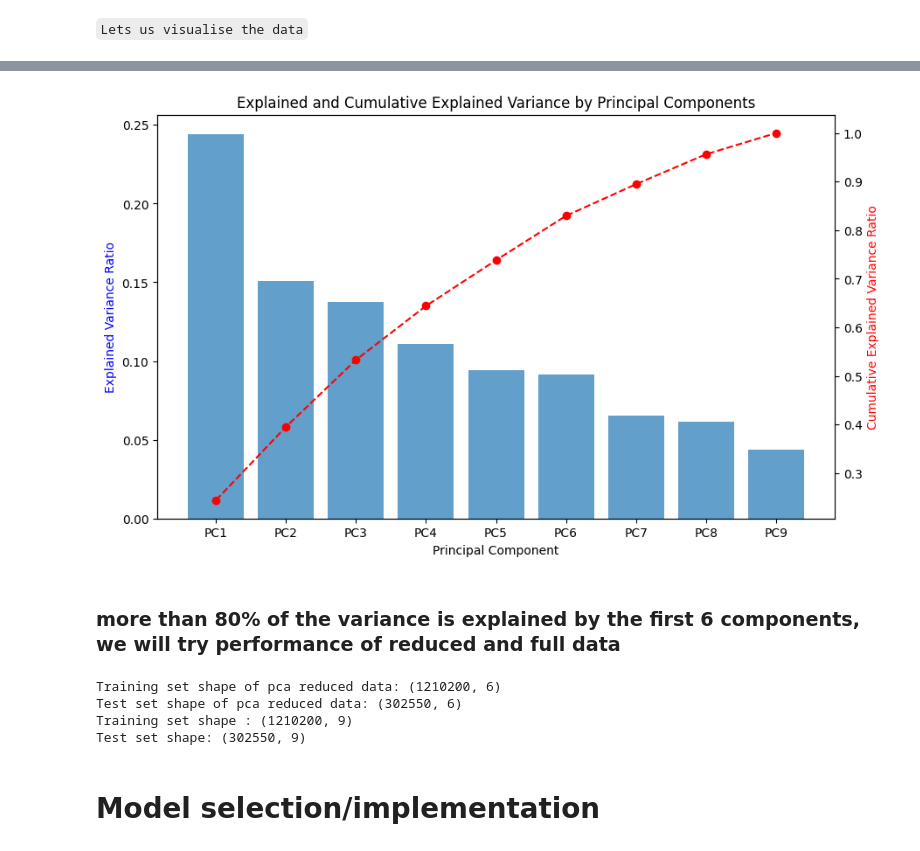
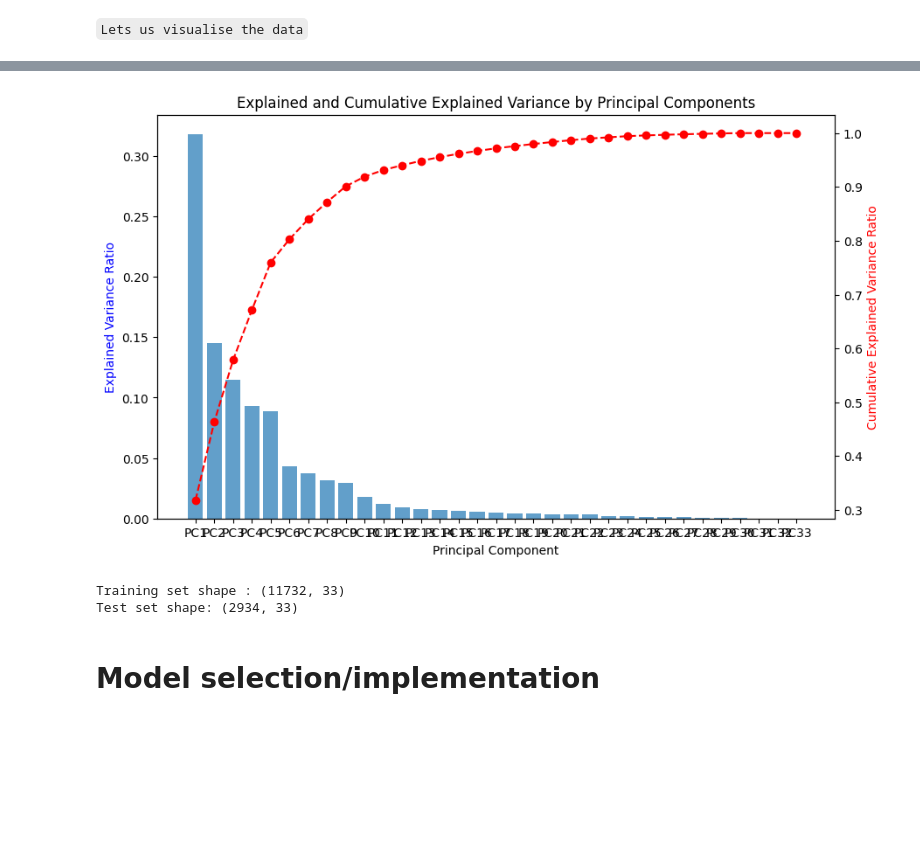
Before and after one commit to FrankDelft/ML_EE_EMG, a Jupyter notebook: main.ipynb, the cells around one changed output, grey strips where cells are left out. Drawn from its saved outputs; the diff is of its cells as text; code cells hidden in the pictures; blank space fills up the shorter version.

```diff
--- a/main.ipynb
+++ b/main.ipynb
@@ -142,7 +144,7 @@ Due to the limited information available on class 7 it was decided that we would
 df_preprocessed = df[df['class'] != 7]
 df_preprocessed = df_preprocessed[df_preprocessed['class'] != 0]
 num_samples_processed = df_preprocessed.shape[0]
-grouped_df_preprocess = df_preprocessed.groupby(['label', 'class']).size().unstack(fill_value=0)
+grouped_df_preprocess = df_preprocessed.groupby(['label', 'class']).size()
 classes_preprocessed = classes[1:7]
 for i in range(6):
     nonzero_count = np.count_nonzero(grouped_df_preprocess.T.iloc[i])
@@ -214,0 +211,23 @@ y = df_preprocessed['class']
+# %%
+# Define the colors for each class
+colors = ['b', 'g', 'r', 'c', 'm', 'y', 'k']
+
+# Create a figure
+plt.figure(figsize=(10, 6))
+
+# Iterate through each class and plot the markers
+for class_value in range(1,7,1):  # Classes are labeled from 0 to 7
+    subset = df_preprocessed[(df_preprocessed['label'] == 1) & (df_preprocessed['class'] == class_value) ]#& (df_preprocessed['time'] > 33000)
+    plt.plot(subset['time'], subset['class'], 'o', label=f'Class {class_value}', color=colors[class_value])
+
+# Customize the plot
+plt.xlabel('Time')
+plt.ylabel('Class')
+plt.title('Plot of Time Indices for Each Class Where Label is 1')
+plt.legend(classes_preprocessed)
+plt.show()
+
+
+subset = df_preprocessed[(df_preprocessed['label'] == 1) & (df_preprocessed['class'] == 1) & (df_preprocessed['time'] < 10000)]
+subset = subset.sort_values(by='time')
+subset
@@ -215,9 +443,4 @@ y = df_preprocessed['class']
 # %%
-
-
-# Select only the feature columns (excluding 'class', and 'label')
-feature_columns = df_preprocessed.columns[:9]
-X = df_preprocessed[feature_columns]
 
 # Initialize the StandardScaler
 scaler = StandardScaler()
@@ -226,58 +449,53 @@ scaler = StandardScaler()
 X_standardized = scaler.fit_transform(X)
 
 # Apply PCA
 pca = PCA()
 pca.fit(X_standardized)
 
 # Calculate the explained variance
 explained_variance = pca.explained_variance_ratio_
 
 # Calculate the cumulative explained variance
 cumulative_explained_variance = np.cumsum(explained_variance)
 
 # Plot the explained variance and cumulative explained variance on the same figure with two y-axes
 fig, ax1 = plt.subplots(figsize=(10, 6))
 
 # Plot the explained variance
 ax1.bar(range(1, len(explained_variance) + 1), explained_variance, alpha=0.7, align='center')
 ax1.set_xlabel('Principal Component')
 ax1.set_ylabel('Explained Variance Ratio', color='b')
 ax1.set_title('Explained and Cumulative Explained Variance by Principal Components')
 ax1.set_xticks(range(1, len(explained_variance) + 1))
 ax1.set_xticklabels([f'PC{i}' for i in range(1, len(explained_variance) + 1)])
 
 # Create a second y-axis for the cumulative explained variance
 ax2 = ax1.twinx()
 ax2.plot(range(1, len(cumulative_explained_variance) + 1), cumulative_explained_variance, marker='o', linestyle='--', color='r')
 ax2.set_ylabel('Cumulative Explained Variance Ratio', color='r')
 
 plt.show()
 # %% [output]
-[figure, old version]
+[figure, new version]
-# %% [markdown]
-
-### more than 80% of the variance is explained by the first 6 components, we will try performance of reduced and full data
 # %%
-n_components = 6 # Change this value as needed
-# Apply PCA
-pca = PCA(n_components=n_components)
-X_pca = pca.fit_transform(X_standardized)
+# n_components = 6 # Change this value as needed
+# # Apply PCA
+# pca = PCA(n_components=n_components)
+# X_pca = pca.fit_transform(X_standardized)
 
-# Split the data into train and test sets
-X_train_pca, X_test_pca, y_train_pca, y_test_pca = train_test_split(X_pca, y, test_size=0.2, random_state=42)
+# # Split the data into train and test sets
+# X_train_pca, X_test_pca, y_train_pca, y_test_pca = train_test_split(X_pca, y, test_size=0.2, random_state=42)
 
-print(f"Training set shape of pca reduced data: {X_train_pca.shape}")
-print(f"Test set shape of pca reduced data: {X_test_pca.shape}")
-# Split the data into train and test sets
+# print(f"Training set shape of pca reduced data: {X_train_pca.shape}")
+# print(f"Test set shape of pca reduced data: {X_test_pca.shape}")
+# # Split the data into train and test sets
 X_train, X_test, y_train, y_test = train_test_split(X_standardized, y, test_size=0.2, random_state=42)
 
 print(f"Training set shape : {X_train.shape}")
 print(f"Test set shape: {X_test.shape}")
 # %% [output]
-Training set shape of pca reduced data: (1210200, 6)
-Test set shape of pca reduced data: (302550, 6)
-Training set shape : (1210200, 9)
-Test set shape: (302550, 9)
+Training set shape : (11732, 33)
+Test set shape: (2934, 33)
 # %% [markdown]
 
 # Model selection/implementation
```
Also changed, not shown: parts of 17 cells of this notebook.
